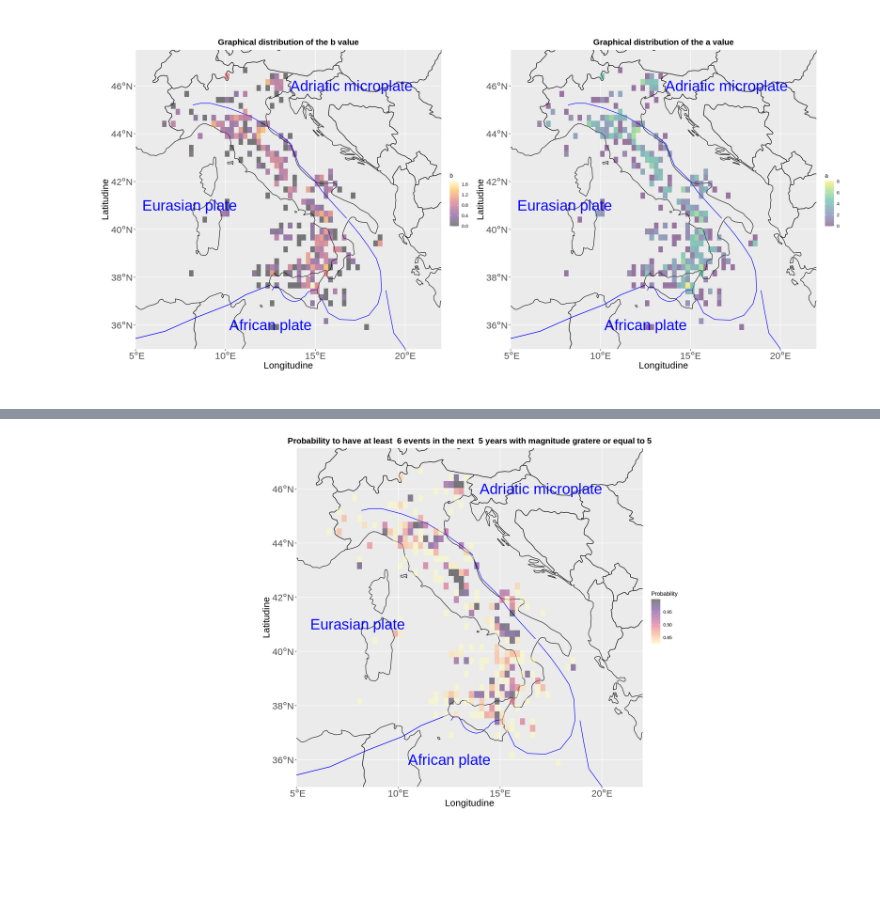
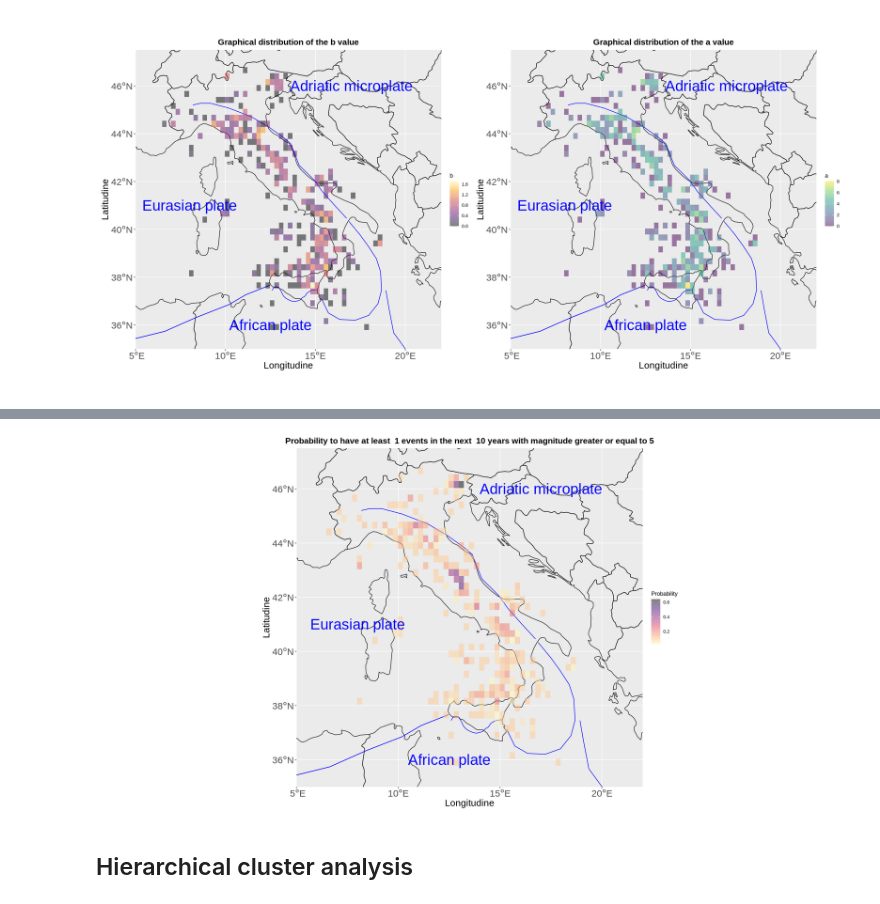
Before and after one commit to seccobenedetto/Earthquakes_Analysis_Italy, a Jupyter notebook: hazard_map_v2.ipynb, the cells around one changed output, grey strips where cells are left out. Cells and saved outputs as stored; diff of their text form; code cells hidden in the pictures; blank space fills up the shorter version.

```diff
--- a/hazard_map_v2.ipynb
+++ b/hazard_map_v2.ipynb
@@ -471,8 +365,8 @@ We can now construct a naive model based on the G-R law parameters found in the
 # %%
 # Threshold
 M_threshold <- 5
-years <- 5
-n <- 5
+years <- 10
+n <- 1
 
 # Probabilities matrices
 P_strong <- matrix(NA, nrow = length(j), ncol = length(k))
@@ -482,8 +376,8 @@ for (lat_i in j){
     a <- a_values[lat_i, lon_i]
     b <- b_values[lat_i, lon_i]
     if (!is.na(a) & !is.na(b) ){
-      lambda <- 10^(a - b * M_threshold) * years
-      P_strong[lat_i, lon_i] <- 1 - dpois(n, lambda)
+      lambda <- 10^(a - b * M_threshold) * years/100    # a and b came from the fit of 100 years
+      P_strong[lat_i, lon_i] <- 1 - ppois(n-1, lambda)
     }
   }
 }
@@ -490,30 +398,32 @@ for (lat_i in j){
 # %%
 # Prepare the dataframe
 P_df <- melt(P_strong)
 
 colnames(P_df) <- c("lat_index", "lon_index", "prob")
 
 P_df$lat <- lat_grid[P_df$lat_index]
 P_df$lon <- lon_grid[P_df$lon_index]
 
 
 prob_plot <- ggplot() +
   # borders
   borders("world",
           regions = c(reg),
           fill = "gray80", colour = "gray10", alpha = 0) +
 
   # tectonics plates
   geom_sf(data = plates, color = "blue", size = 2) +
 
   # probability heatmap
   geom_tile(data = P_df, aes(x = lon, y = lat, fill = prob), color = NA, na.rm = TRUE) +
   coord_sf(xlim = c(5, 22), ylim = c(35, 47.5), expand = FALSE) +
   scale_fill_viridis_c(option = "magma", na.value = "transparent", alpha = 0.5, direction=-1) +
-  labs(title = paste("Probability to have at least ", n+1, "events in the next ", years, "years", "with magnitude gratere or equal to", M_threshold ), x = "Longitudine", y = "Latitudine", fill = "Probability") +
+  labs(title = paste("Probability to have at least ", n, "events in the next ", years, "years", "with magnitude greater or equal to", M_threshold ), x = "Longitudine", y = "Latitudine", fill = "Probability") +
   proj_theme()+
     plates_names()
 
 prob_plot
 # %% [output]
-[figure, old version]
+[figure, new version]
+# %% [markdown]
+## Hierarchical cluster analysis
```
Also changed, not shown: parts of 16 cells of this notebook.
